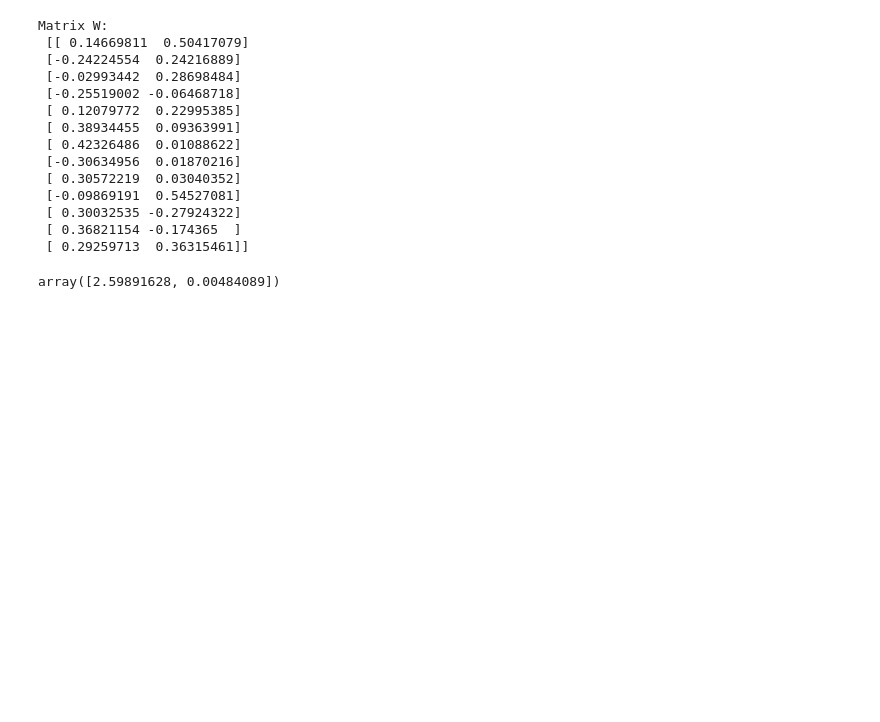
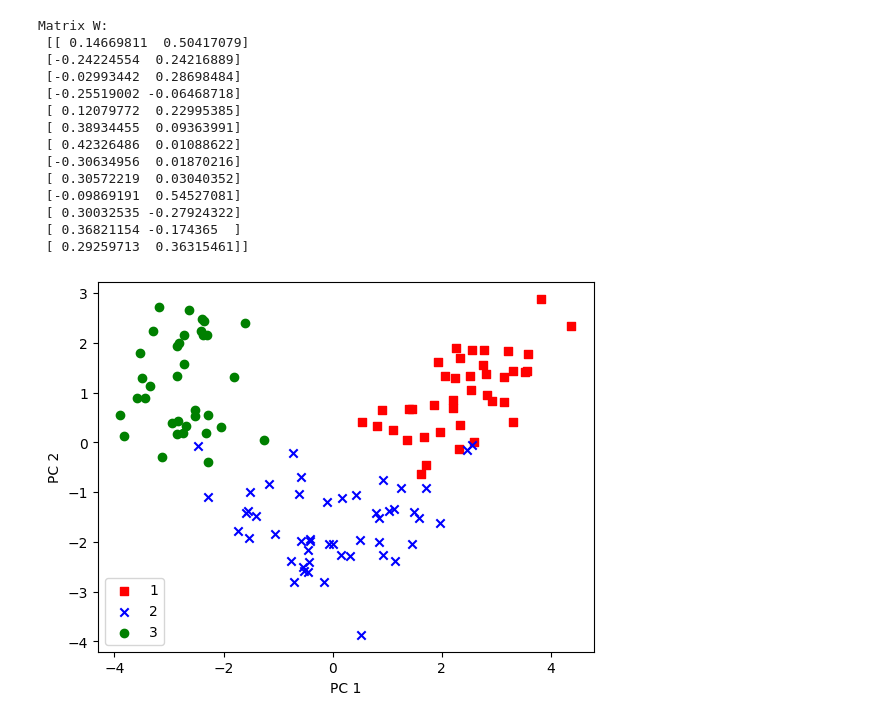
Before and after one commit to aramata3562/python-machine-learning-book_note, a Jupyter notebook: ch05/ch05.ipynb, the cells around one changed output. Drawn from its saved outputs; the diff is of its cells as text; code cells hidden in the pictures; blank space fills up the shorter version.

```diff
--- a/ch05/ch05.ipynb
+++ b/ch05/ch05.ipynb
@@ -87,8 +87,22 @@ Matrix W:
  [ 0.30032535 -0.27924322]
  [ 0.36821154 -0.174365  ]
  [ 0.29259713  0.36315461]]
-# %%
-#先ほどのとdotを取ることで、主成分の二次元ベクトルを作成することができる
-X_train_std[0].dot(w)
-# %% [output]
-array([2.59891628, 0.00484089])
+# %%
+#先ほどのとdotを取ることで、主成分の二次元ベクトルを作成することができる
+import numpy as np
+import matplotlib.pyplot as plt
+X_train_pca = X_train_std.dot(w)
+colors = ['r', 'b', 'g']
+markers = ['s', 'x', 'o']
+#クラスラベル、点の色、点の種類の組み合わせからなるリストをプロット
+for l, c, m in zip(np.unique(y_train), colors, markers):
+    plt.scatter(X_train_pca[y_train==l, 0],
+                X_train_pca[y_train==l, 1],
+                c=c, label=l, marker=m)
+
+plt.xlabel('PC 1')
+plt.ylabel('PC 2')
+plt.legend(loc='lower left')
+plt.show()
+# %% [output]
+[figure, added]
```
Also changed, not shown: parts of 2 cells of this notebook.
